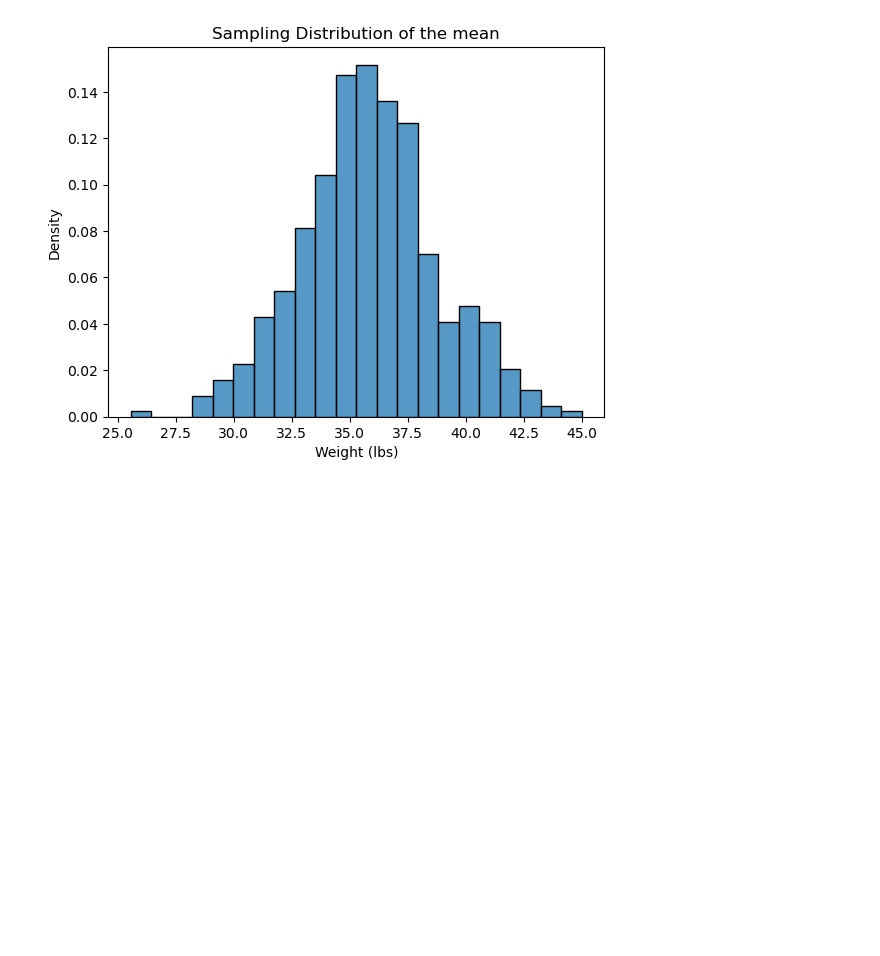
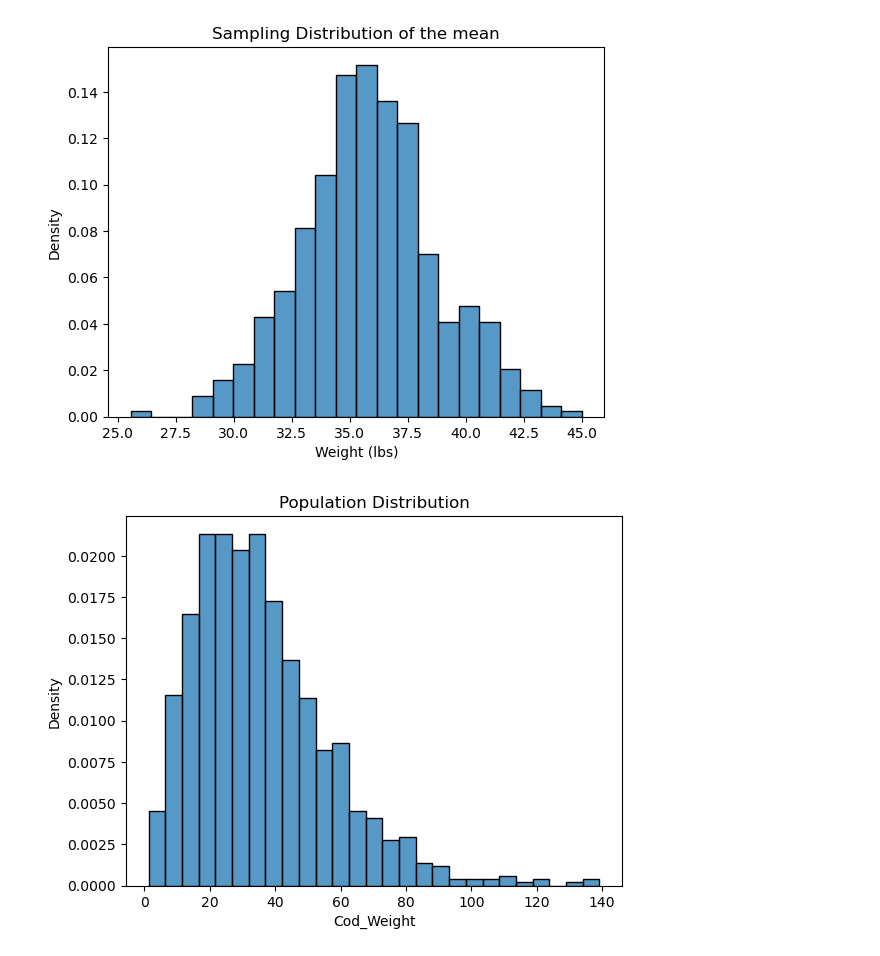
Before and after one commit to oldoc63/learningDS, a Jupyter notebook: probability/cod.ipynb, the cells around one changed output. Saved outputs shown, nothing was run; the diff lists cells and outputs as text; code cells hidden in the pictures; blank space fills up the shorter version.

```diff
--- a/probability/cod.ipynb
+++ b/probability/cod.ipynb
@@ -24,3 +24,10 @@ plt.xlabel('Weight (lbs)')
 plt.show()
 # %% [output]
 [figure]
+# %%
+## Checkpoint 1:
+sns.histplot(population, stat='density')
+plt.title('Population Distribution')
+plt.show()
+# %% [output]
+[figure, added]
```
Also changed, not shown: parts of 3 cells of this notebook.
